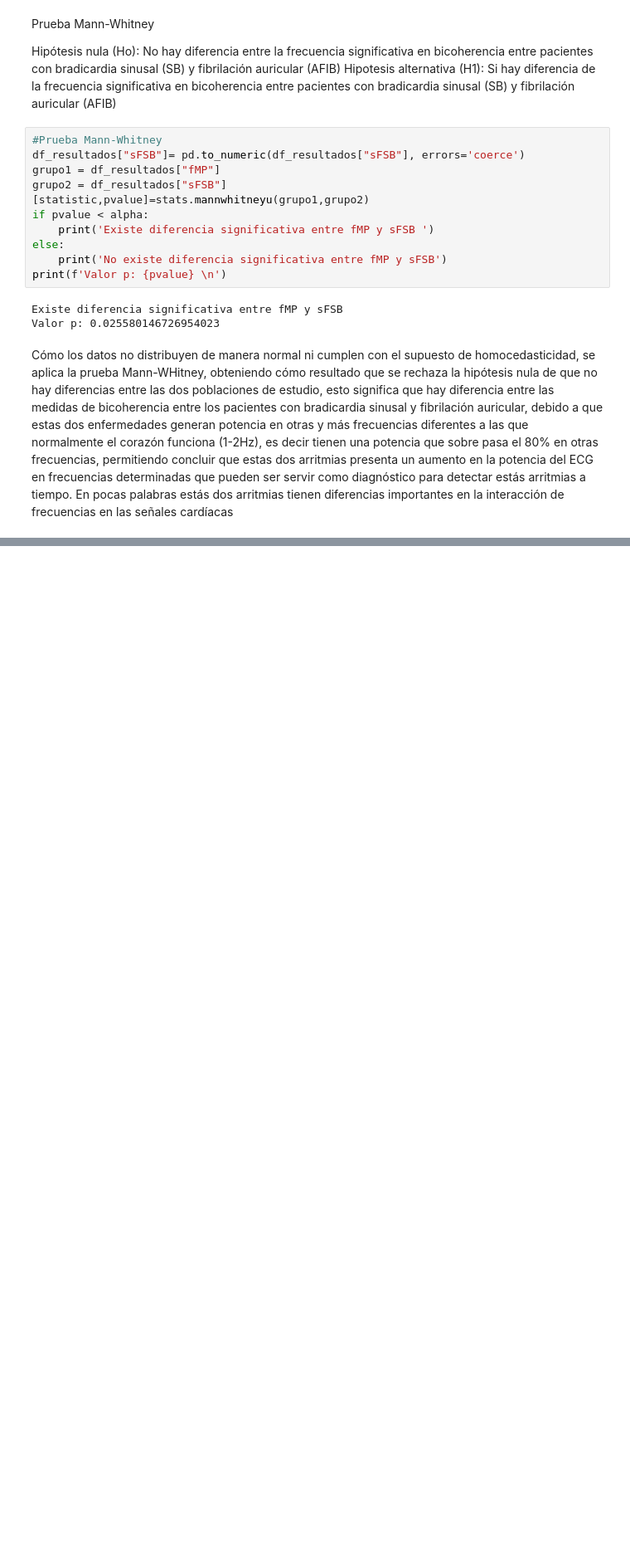
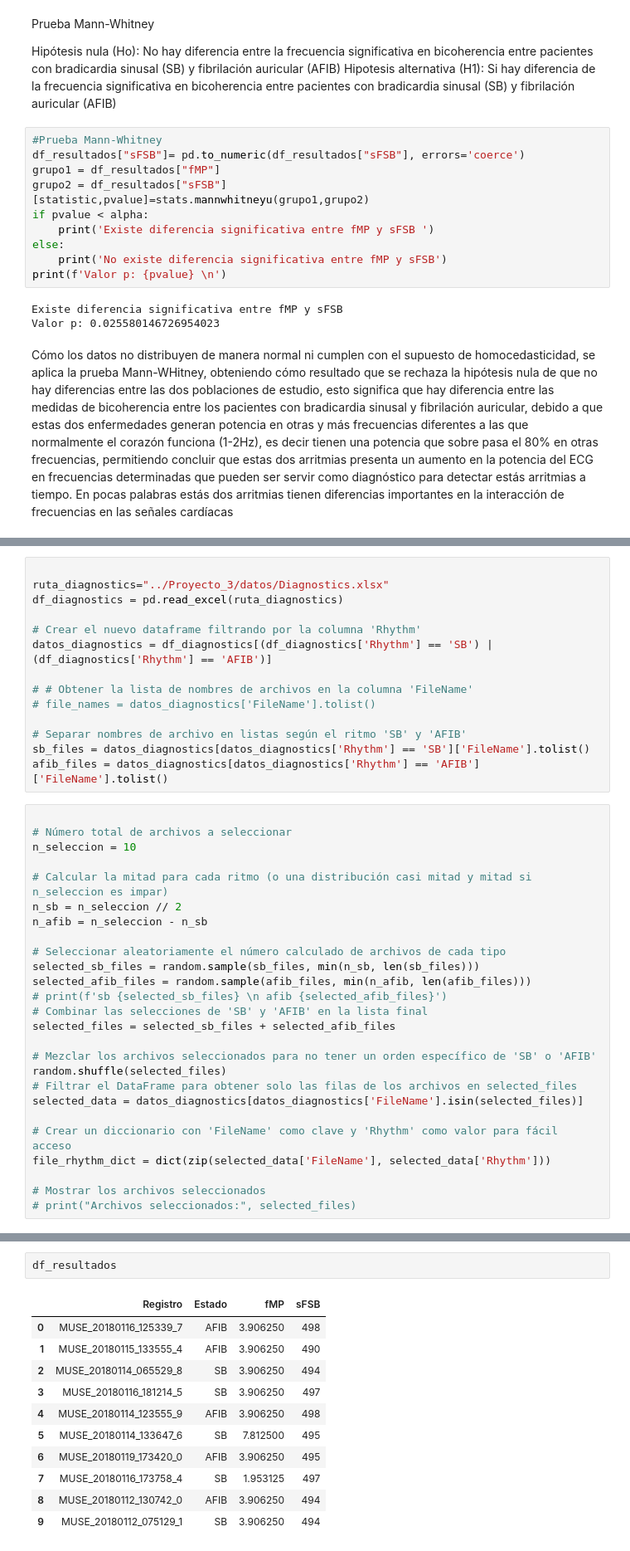
Before and after one commit to MariaOs02/LabBiosenales, a Jupyter notebook: Proyecto_2/Proyecto2.ipynb, the cells around one changed output, grey strips where cells are left out. Shown at 83% size. Saved outputs shown, nothing was run; the diff lists cells and outputs as text; blank space fills up the shorter version.

Commit message:
Fixed proyecto 2

```diff
--- a/Proyecto_2/Proyecto2.ipynb
+++ b/Proyecto_2/Proyecto2.ipynb
@@ -461,0 +553,40 @@ Cómo los datos no distribuyen de manera normal ni cumplen con el supuesto de ho
+# %%
+
+ruta_diagnostics="../Proyecto_3/datos/Diagnostics.xlsx"
+df_diagnostics = pd.read_excel(ruta_diagnostics)
+
+# Crear el nuevo dataframe filtrando por la columna 'Rhythm'
+datos_diagnostics = df_diagnostics[(df_diagnostics['Rhythm'] == 'SB') | (df_diagnostics['Rhythm'] == 'AFIB')]
+
+# # Obtener la lista de nombres de archivos en la columna 'FileName'
+# file_names = datos_diagnostics['FileName'].tolist()
+
+# Separar nombres de archivo en listas según el ritmo 'SB' y 'AFIB'
+sb_files = datos_diagnostics[datos_diagnostics['Rhythm'] == 'SB']['FileName'].tolist()
+afib_files = datos_diagnostics[datos_diagnostics['Rhythm'] == 'AFIB']['FileName'].tolist()
+# %%
+
+# Número total de archivos a seleccionar
+n_seleccion = 10
+
+# Calcular la mitad para cada ritmo (o una distribución casi mitad y mitad si n_seleccion es impar)
+n_sb = n_seleccion // 2
+n_afib = n_seleccion - n_sb
+
+# Seleccionar aleatoriamente el número calculado de archivos de cada tipo
+selected_sb_files = random.sample(sb_files, min(n_sb, len(sb_files)))
+selected_afib_files = random.sample(afib_files, min(n_afib, len(afib_files)))
+# print(f'sb {selected_sb_files} \n afib {selected_afib_files}')
+# Combinar las selecciones de 'SB' y 'AFIB' en la lista final
+selected_files = selected_sb_files + selected_afib_files
+
+# Mezclar los archivos seleccionados para no tener un orden específico de 'SB' o 'AFIB'
+random.shuffle(selected_files)
+# Filtrar el DataFrame para obtener solo las filas de los archivos en selected_files
+selected_data = datos_diagnostics[datos_diagnostics['FileName'].isin(selected_files)]
+
+# Crear un diccionario con 'FileName' como clave y 'Rhythm' como valor para fácil acceso
+file_rhythm_dict = dict(zip(selected_data['FileName'], selected_data['Rhythm']))
+
+# Mostrar los archivos seleccionados
+# print("Archivos seleccionados:", selected_files)
@@ -461,0 +740,14 @@ Cómo los datos no distribuyen de manera normal ni cumplen con el supuesto de ho
+# %%
+df_resultados
+# %% [output]
+|  | Registro | Estado | fMP | sFSB |
+| 0 | MUSE_20180116_125339_7 | AFIB | 3.906250 | 498 |
+| 1 | MUSE_20180115_133555_4 | AFIB | 3.906250 | 490 |
+| 2 | MUSE_20180114_065529_8 | SB | 3.906250 | 494 |
+| 3 | MUSE_20180116_181214_5 | SB | 3.906250 | 497 |
+| 4 | MUSE_20180114_123555_9 | AFIB | 3.906250 | 498 |
+| 5 | MUSE_20180114_133647_6 | SB | 7.812500 | 495 |
+| 6 | MUSE_20180119_173420_0 | AFIB | 3.906250 | 495 |
+| 7 | MUSE_20180116_173758_4 | SB | 1.953125 | 497 |
+| 8 | MUSE_20180112_130742_0 | AFIB | 3.906250 | 494 |
+| 9 | MUSE_20180112_075129_1 | SB | 3.906250 | 494 |
```
Also changed, not shown: parts of 5 cells of this notebook, 2 other files.
